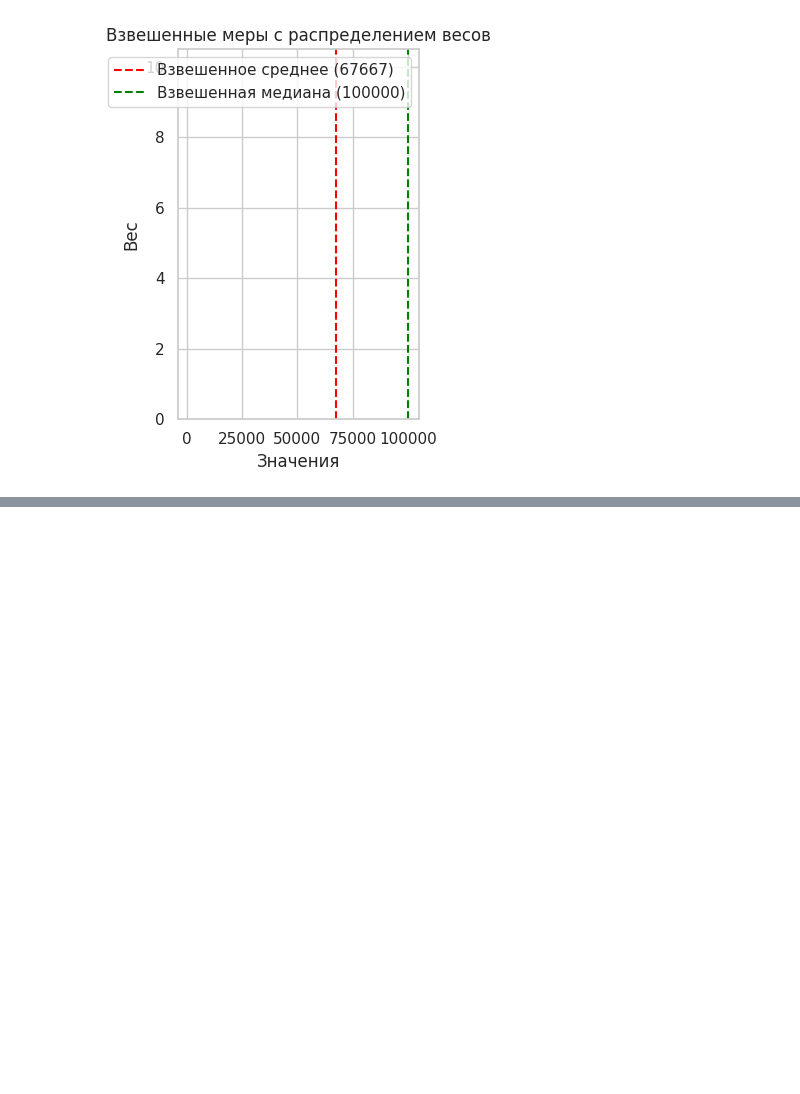
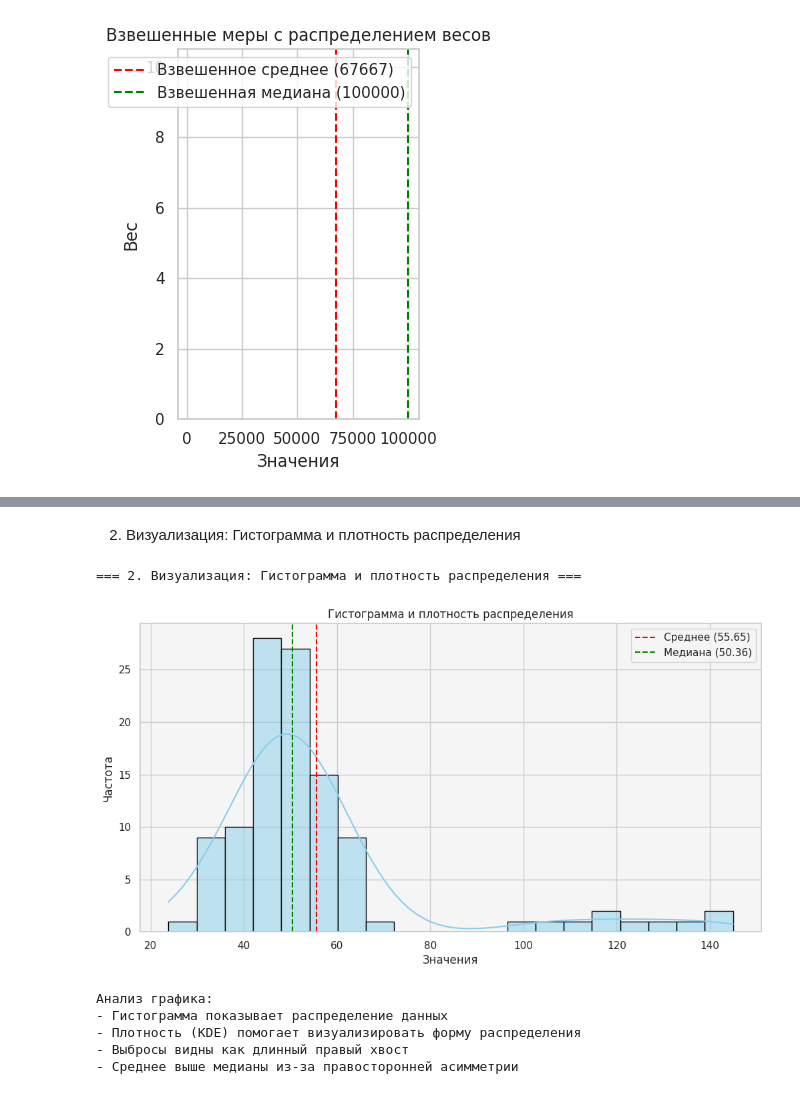
Before and after one commit to mda-les13/EDA_Lab, a Jupyter notebook: Lab1.ipynb, the cells around one changed output, grey strips where cells are left out. Drawn from its saved outputs; the diff is of its cells as text; code cells hidden in the pictures; blank space fills up the shorter version.

```diff
--- a/Lab1.ipynb
+++ b/Lab1.ipynb
@@ -602,0 +701,28 @@ plt.show()
+# %% [markdown]
+2. Визуализация: Гистограмма и плотность распределения
+# %%
+print("\n=== 2. Визуализация: Гистограмма и плотность распределения ===")
+
+plt.figure(figsize=(12, 6))
+sns.histplot(df['Значения'], kde=True, bins=20, color='skyblue', edgecolor='black')
+plt.axvline(np.mean(df['Значения']), color='red', linestyle='--', label=f'Среднее ({np.mean(df["Значения"]):.2f})')
+plt.axvline(np.median(df['Значения']), color='green', linestyle='--', label=f'Медиана ({np.median(df["Значения"]):.2f})')
+plt.title('Гистограмма и плотность распределения')
+plt.xlabel('Значения')
+plt.ylabel('Частота')
+plt.legend()
+plt.show()
+
+print("Анализ графика:")
+print("- Гистограмма показывает распределение данных")
+print("- Плотность (KDE) помогает визуализировать форму распределения")
+print("- Выбросы видны как длинный правый хвост")
+print("- Среднее выше медианы из-за правосторонней асимметрии")
+# %% [output]
+=== 2. Визуализация: Гистограмма и плотность распределения ===
+[figure, added]
+Анализ графика:
+- Гистограмма показывает распределение данных
+- Плотность (KDE) помогает визуализировать форму распределения
+- Выбросы видны как длинный правый хвост
+- Среднее выше медианы из-за правосторонней асимметрии
```
Also changed, not shown: parts of 44 cells of this notebook.
